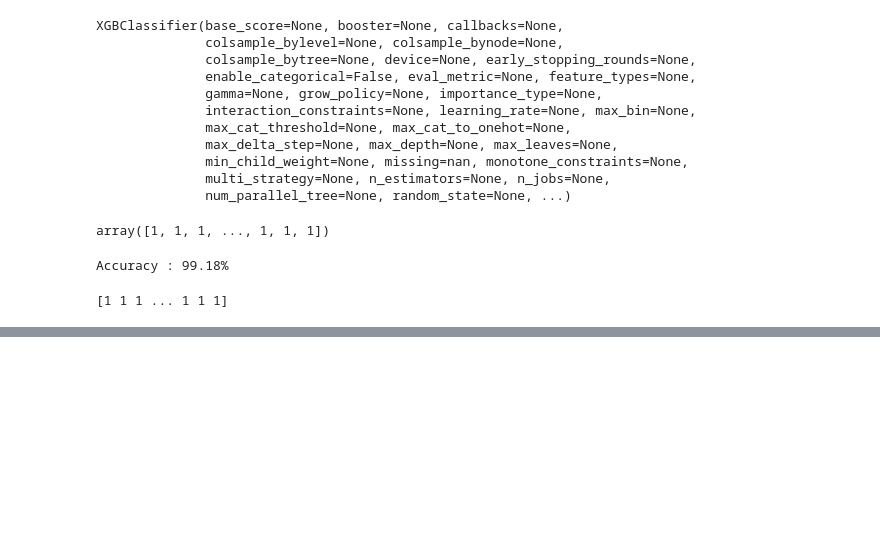
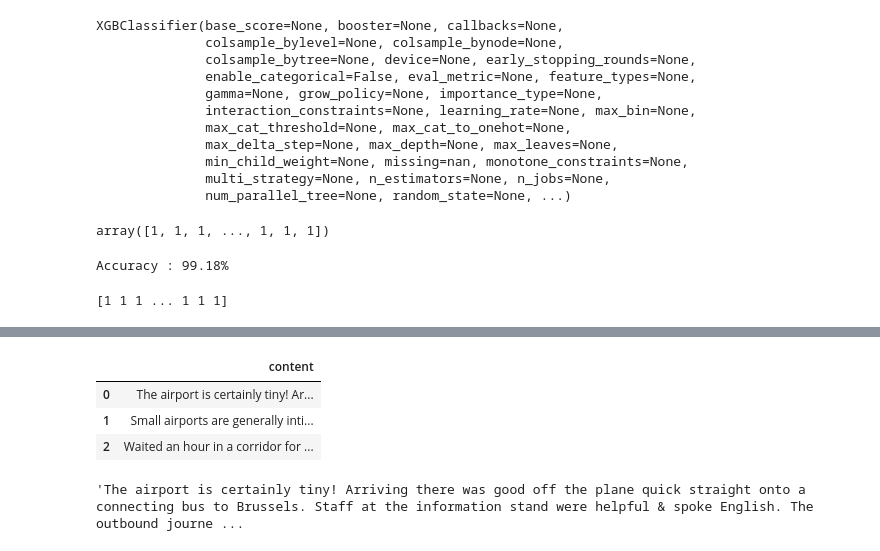
Before and after one commit to umranij/Cyber_security_AIML_Training_june2024, a Jupyter notebook: cybersecurity.ipynb, the cells around one changed output, grey strips where cells are left out. Drawn from its saved outputs; the diff is of its cells as text; code cells hidden in the pictures; blank space fills up the shorter version.

```diff
--- a/cybersecurity.ipynb
+++ b/cybersecurity.ipynb
@@ -350,0 +360,22 @@ print(model_ret.predict(X_test))
+# %%
+import pandas as pd
+
+df = pd.read_csv("https://raw.githubusercontent.com/vishymails/Cyber_security_AIML_june2024/main/airport_reviews.csv")
+# %%
+df.head(3)
+# %% [output]
+|  | content |
+| 0 | The airport is certainly tiny! Ar... |
+| 1 | Small airports are generally inti... |
+| 2 | Waited an hour in a corridor for ... |
+# %%
+from itertools import chain
+
+N = 100
+review_subset = df['content'][0:N]
+
+text = "".join(chain.from_iterable(review_subset))
+
+text
+# %% [output]
+'The airport is certainly tiny! Arriving there was good off the plane quick straight onto a connecting bus to Brussels. Staff at the information stand were helpful & spoke English. The outbound journe ...
```
Also changed, not shown: parts of 6 cells of this notebook.
